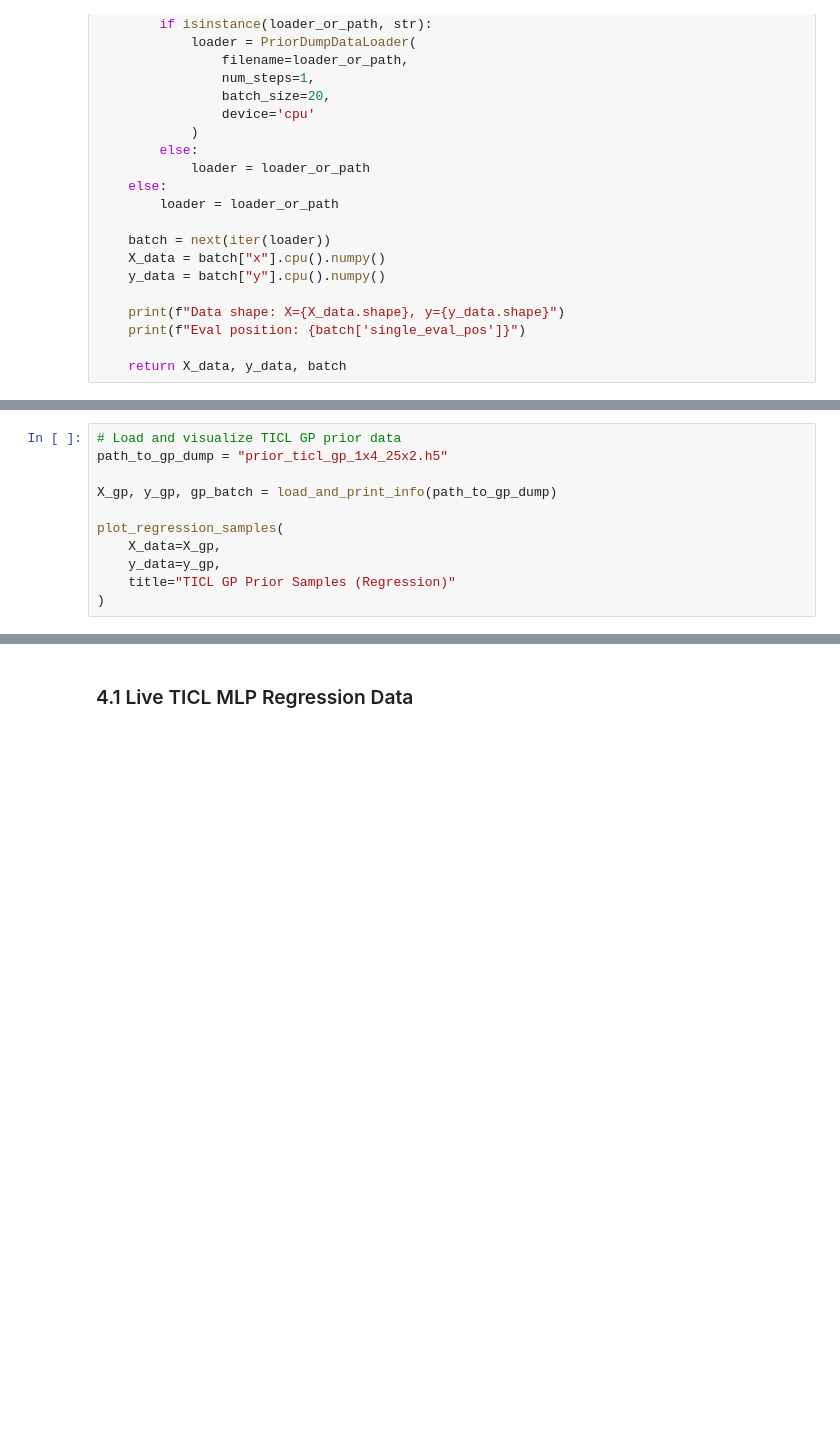
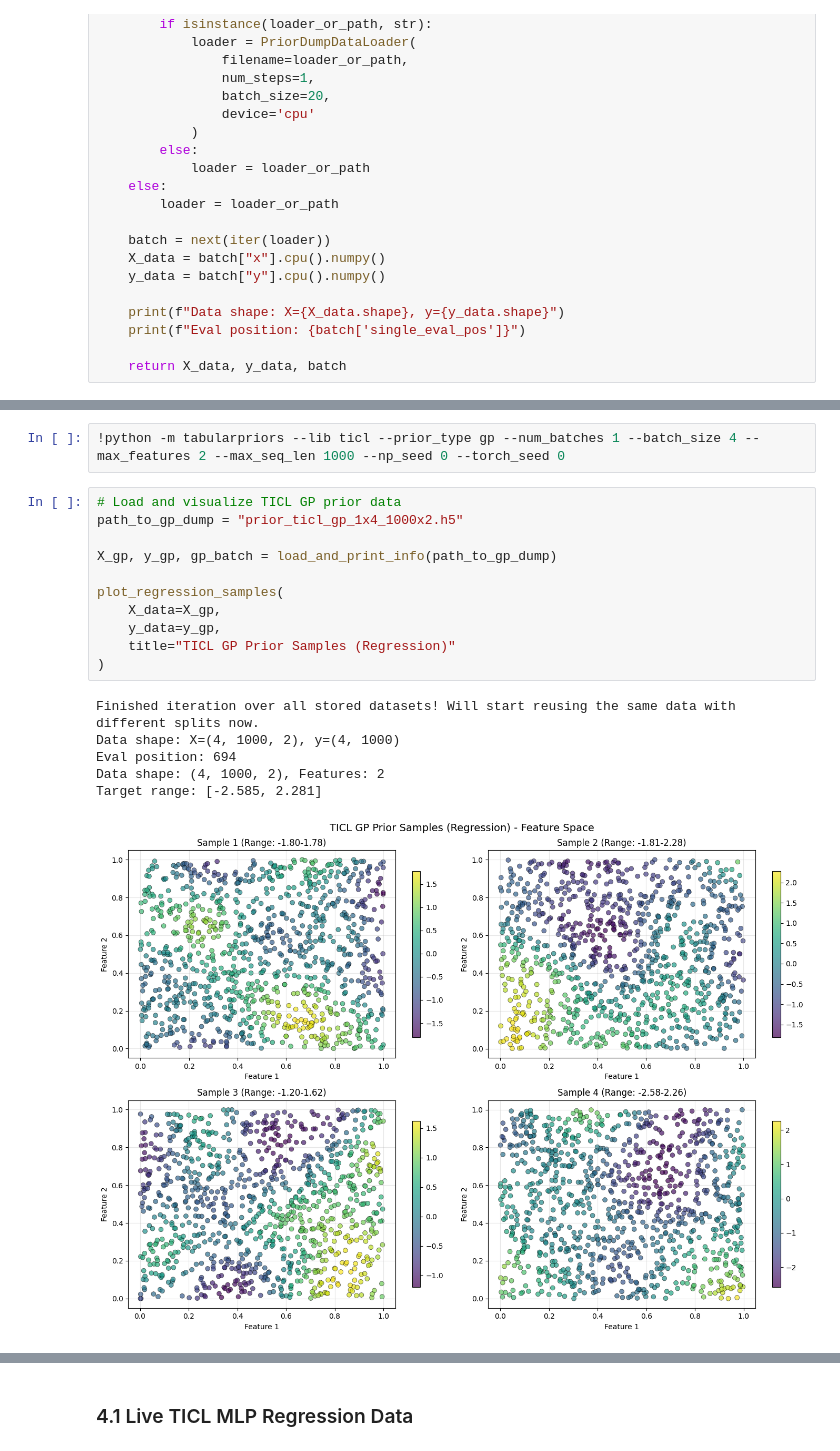
Before and after one commit to automl/tabularpriors, a Jupyter notebook: visualization_demo.ipynb, the cells around one changed output, grey strips where cells are left out. Saved outputs shown, nothing was run; the diff lists cells and outputs as text; blank space fills up the shorter version.

```diff
--- a/visualization_demo.ipynb
+++ b/visualization_demo.ipynb
@@ -184,14 +189,23 @@ python -m tabularpriors --lib ticl --prior_type gp --num_batches 1 --batch_size
+# %%
+!python -m tabularpriors --lib ticl --prior_type gp --num_batches 1 --batch_size 4 --max_features 2 --max_seq_len 1000 --np_seed 0 --torch_seed 0
 # %%
 # Load and visualize TICL GP prior data
-path_to_gp_dump = "prior_ticl_gp_1x4_25x2.h5"
+path_to_gp_dump = "prior_ticl_gp_1x4_1000x2.h5"
 
 X_gp, y_gp, gp_batch = load_and_print_info(path_to_gp_dump)
 
 plot_regression_samples(
     X_data=X_gp,
     y_data=y_gp,
     title="TICL GP Prior Samples (Regression)"
 )
+# %% [output]
+Finished iteration over all stored datasets! Will start reusing the same data with different splits now.
+Data shape: X=(4, 1000, 2), y=(4, 1000)
+Eval position: 694
+Data shape: (4, 1000, 2), Features: 2
+Target range: [-2.585, 2.281]
+[figure, added]
 # %% [markdown]
 ## 3. TabICL Prior for Classification
 
```
Also changed, not shown: parts of 13 cells of this notebook, 3 other files.
